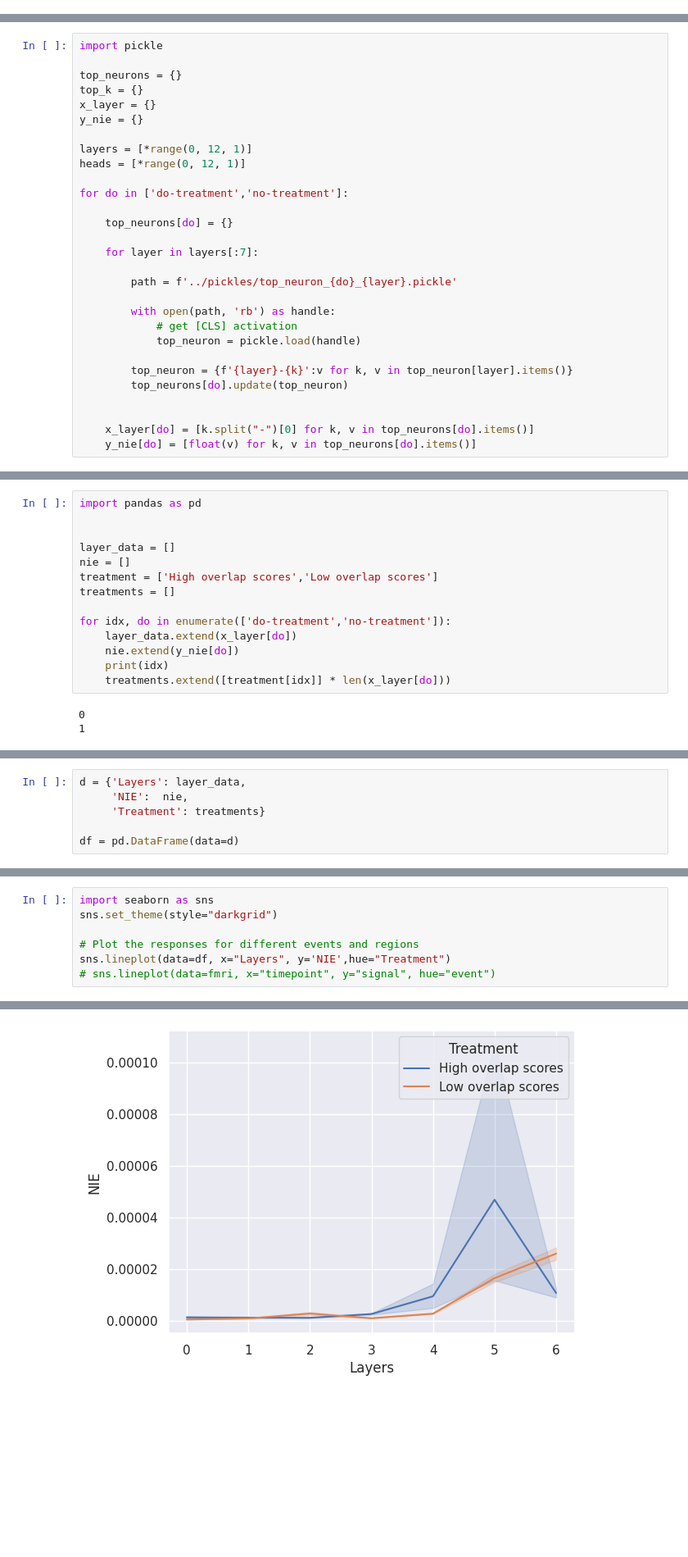
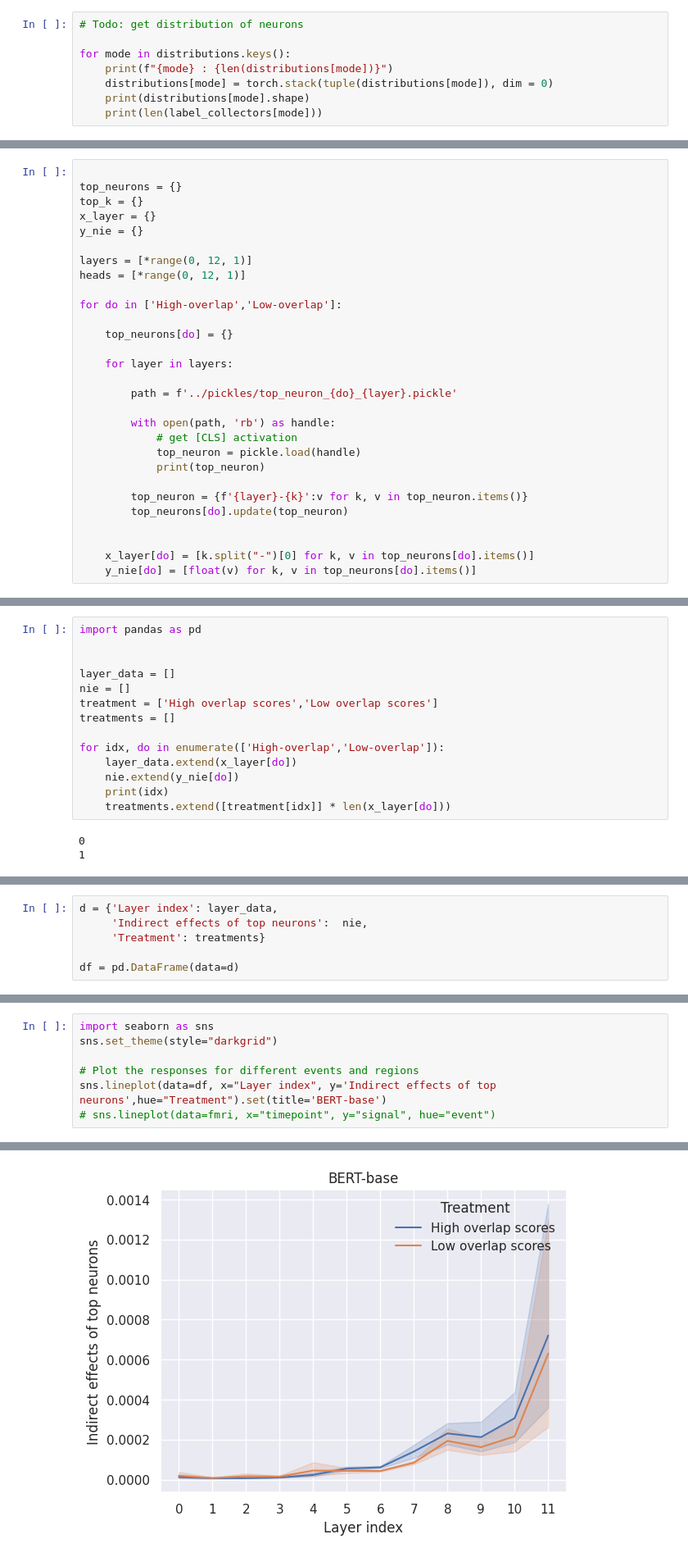
Before and after one commit to sitiporn/DebiasNeuro-components, a Jupyter notebook: analysis.ipynb, the cells around one changed output, grey strips where cells are left out. Shown at 82% size. Cells and saved outputs as stored; diff of their text form; blank space fills up the shorter version.

```diff
--- a/analysis.ipynb
+++ b/analysis.ipynb
@@ -24,0 +57,8 @@ import numpy as np
+# %%
+# Todo: get distribution of neurons
+
+for mode in distributions.keys():
+    print(f"{mode} : {len(distributions[mode])}")
+    distributions[mode] = torch.stack(tuple(distributions[mode]), dim = 0)
+    print(distributions[mode].shape)
+    print(len(label_collectors[mode]))
@@ -46,5 +136,4 @@ Thu Feb  2 12:34:29 2023
 # %%
-import pickle
 
 top_neurons = {}
 top_k = {}
@@ -54,19 +143,20 @@ y_nie = {}
 layers = [*range(0, 12, 1)]
 heads = [*range(0, 12, 1)]
 
-for do in ['do-treatment','no-treatment']:
+for do in ['High-overlap','Low-overlap']:
 
     top_neurons[do] = {}
 
-    for layer in layers[:7]:
+    for layer in layers:
 
         path = f'../pickles/top_neuron_{do}_{layer}.pickle'
 
         with open(path, 'rb') as handle:
             # get [CLS] activation
             top_neuron = pickle.load(handle)
+            print(top_neuron)
 
-        top_neuron = {f'{layer}-{k}':v for k, v in top_neuron[layer].items()}
+        top_neuron = {f'{layer}-{k}':v for k, v in top_neuron.items()}
         top_neurons[do].update(top_neuron)
 
 
@@ -81,7 +189,7 @@ nie = []
 treatment = ['High overlap scores','Low overlap scores']
 treatments = []
 
-for idx, do in enumerate(['do-treatment','no-treatment']):
+for idx, do in enumerate(['High-overlap','Low-overlap']):
     layer_data.extend(x_layer[do])
     nie.extend(y_nie[do])
     print(idx)
@@ -92,6 +202,6 @@ for idx, do in enumerate(['do-treatment','no-treatment']):
 # %%
-d = {'Layers': layer_data,
-     'NIE':  nie,
+d = {'Layer index': layer_data,
+     'Indirect effects of top neurons':  nie,
      'Treatment': treatments}
 
 df = pd.DataFrame(data=d)
@@ -109,6 +219,6 @@ import seaborn as sns
 sns.set_theme(style="darkgrid")
 
 # Plot the responses for different events and regions
-sns.lineplot(data=df, x="Layers", y='NIE',hue="Treatment")
+sns.lineplot(data=df, x="Layer index", y='Indirect effects of top neurons',hue="Treatment").set(title='BERT-base')
 # sns.lineplot(data=fmri, x="timepoint", y="signal", hue="event")
 # %% [output]
@@ -116 +226 @@ sns.lineplot(data=df, x="Layers", y='NIE',hue="Treatment")
-[figure, old version]
+[figure, new version]
```
Also changed, not shown: parts of 13 cells of this notebook, 50 other files.
